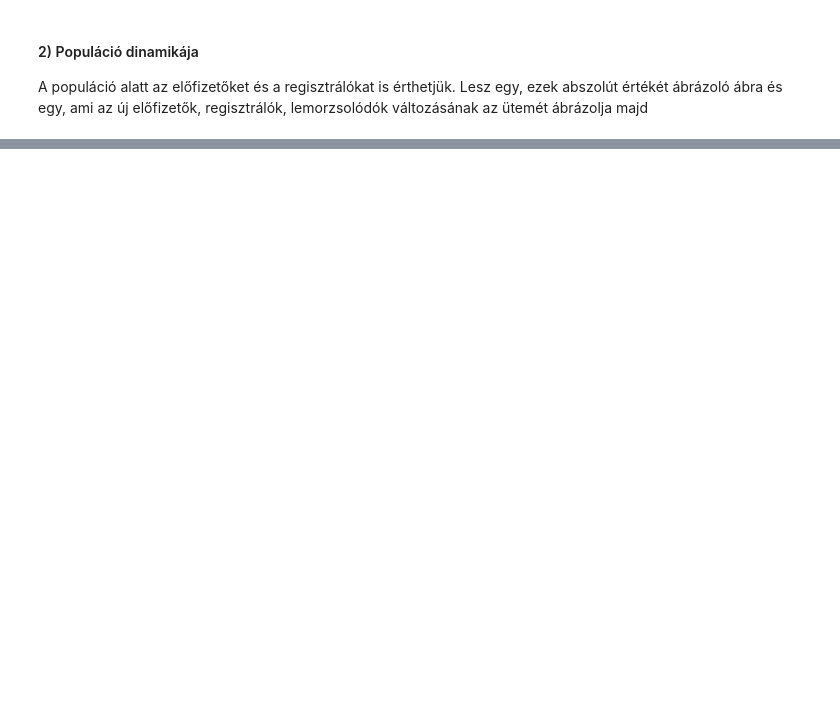
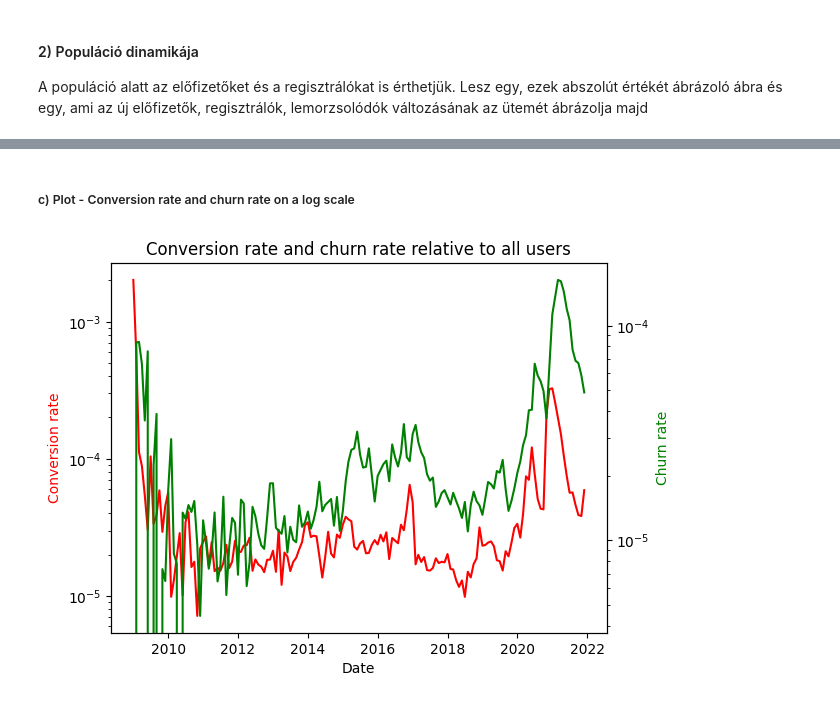
Before and after one commit to DanielBarabas/rajk-ml-course-barab, a Jupyter notebook: homeworks/BD_hw.ipynb, the cells around one changed output, grey strips where cells are left out. Saved outputs shown, nothing was run; the diff lists cells and outputs as text; code cells hidden in the pictures; blank space fills up the shorter version.

```diff
--- a/homeworks/BD_hw.ipynb
+++ b/homeworks/BD_hw.ipynb
@@ -90,0 +126,18 @@ plt.show()
+# %% [markdown]
+##### c) Plot - Conversion rate and churn rate on a log scale
+# %%
+fig, ax1 = plt.subplots()
+ax1.plot(data["date"],data["conv_rate_per_user"],color = "red")
+ax1.set_xlabel("Date")
+ax1.set_ylabel("Conversion rate",color = "red")
+ax1.yaxis.set_major_formatter(FormatStrFormatter('%1.0f'))
+ax1.set_title("Conversion rate and churn rate relative to all users")
+ax1.set_yscale('log')
+
+ax2 = ax1.twinx()
+ax2.plot(data["date"],data["churn_rate_per_user_1"], color = "green")
+ax2.set_ylabel("Churn rate",color = "green")
+ax2.set_yscale('log')
+plt.show()
+# %% [output]
+[figure, added]
```
Also changed, not shown: parts of 15 cells of this notebook.
